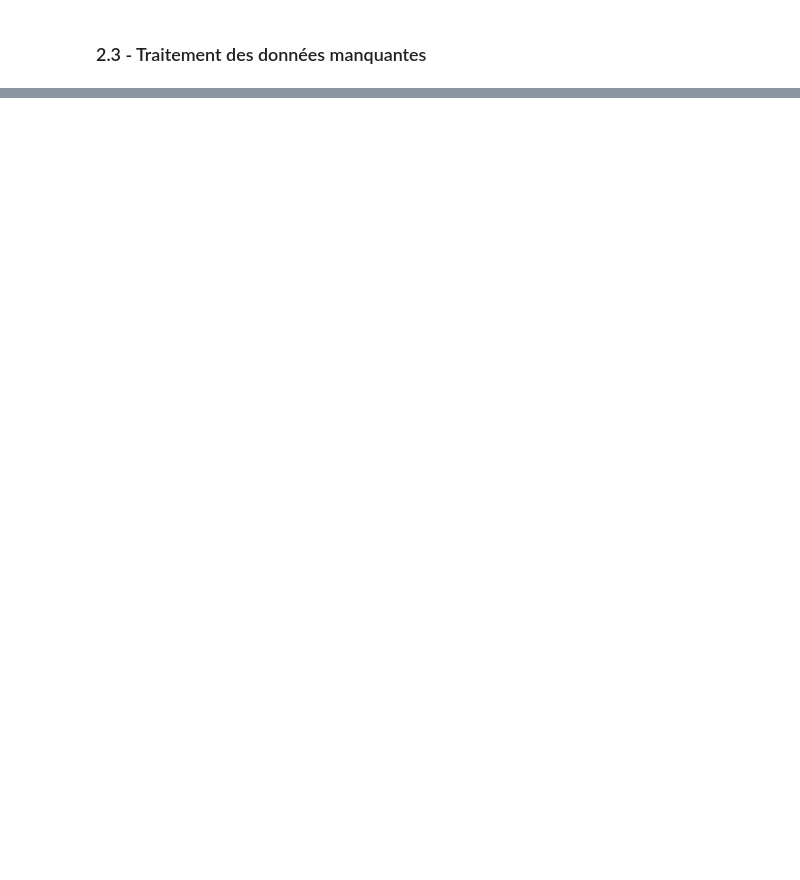
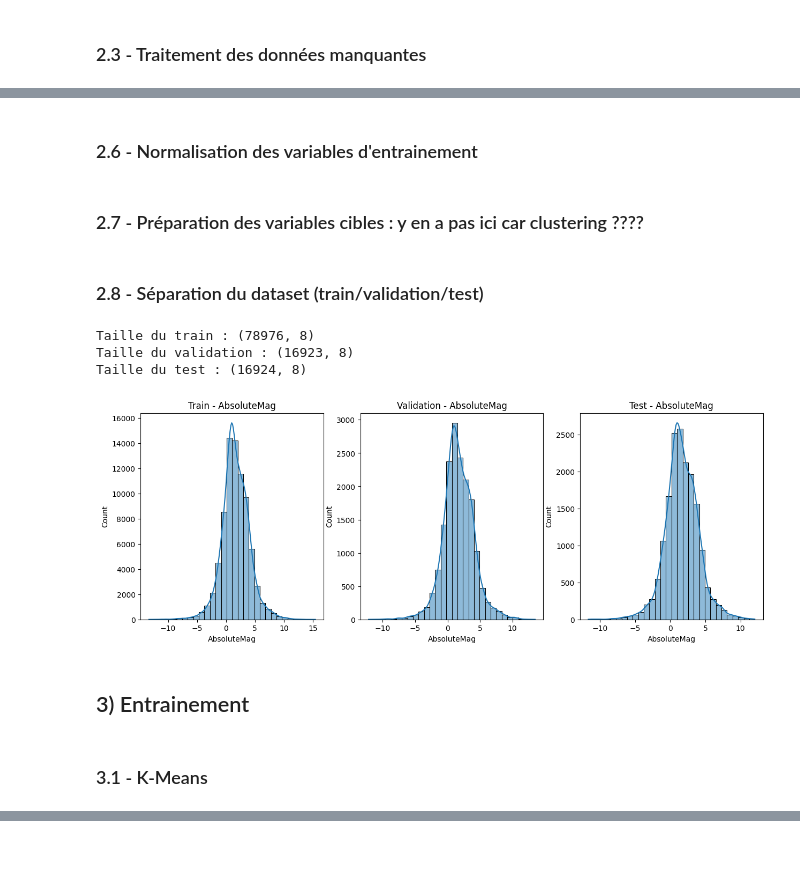
Before and after one commit to Moni003/Diagramme_HR_MML, a Jupyter notebook: diagHR_1.ipynb, the cells around one changed output, grey strips where cells are left out. Drawn from its saved outputs; the diff is of its cells as text; code cells hidden in the pictures; blank space fills up the shorter version.

Commit message:
test9876

```diff
--- a/diagHR_1.ipynb
+++ b/diagHR_1.ipynb
@@ -193,0 +227,3 @@ Les valeurs manquantes sont représentées ci-dessus par du jaune, on évitera a
+# %%
+X = data_clean
+X
@@ -193,0 +255,6 @@ Les valeurs manquantes sont représentées ci-dessus par du jaune, on évitera a
+# %% [markdown]
+### 2.6 - Normalisation des variables d'entrainement
+# %% [markdown]
+### 2.7 - Préparation des variables cibles : y en a pas ici car clustering ????
+# %% [markdown]
+### 2.8 - Séparation du dataset (train/validation/test)
@@ -193,0 +264,25 @@ Les valeurs manquantes sont représentées ci-dessus par du jaune, on évitera a
+# %%
+# Séparation en train/validation/test
+X_train, X_temp = train_test_split(X, test_size=0.3, random_state=0)
+X_val, X_test = train_test_split(X_temp, test_size=0.5, random_state=0)
+
+print(f"Taille du train : {X_train.shape}")
+print(f"Taille du validation : {X_val.shape}")
+print(f"Taille du test : {X_test.shape}")
+
+
+# Visualiser les données de chaque ensemble (par exemple avec AbsoluteMag)
+fig, axes = plt.subplots(1, 3, figsize=(15, 5))
+sns.histplot(X_train['AbsoluteMag'], bins=30, kde=True, ax=axes[0]).set_title("Train - AbsoluteMag")
+sns.histplot(X_val['AbsoluteMag'], bins=30, kde=True, ax=axes[1]).set_title("Validation - AbsoluteMag")
+sns.histplot(X_test['AbsoluteMag'], bins=30, kde=True, ax=axes[2]).set_title("Test - AbsoluteMag")
+plt.show()
+# %% [output]
+Taille du train : (78976, 8)
+Taille du validation : (16923, 8)
+Taille du test : (16924, 8)
+[figure, added]
+# %% [markdown]
+## 3) Entrainement
+# %% [markdown]
+### 3.1 - K-Means
```
Also changed, not shown: parts of 27 cells of this notebook.
